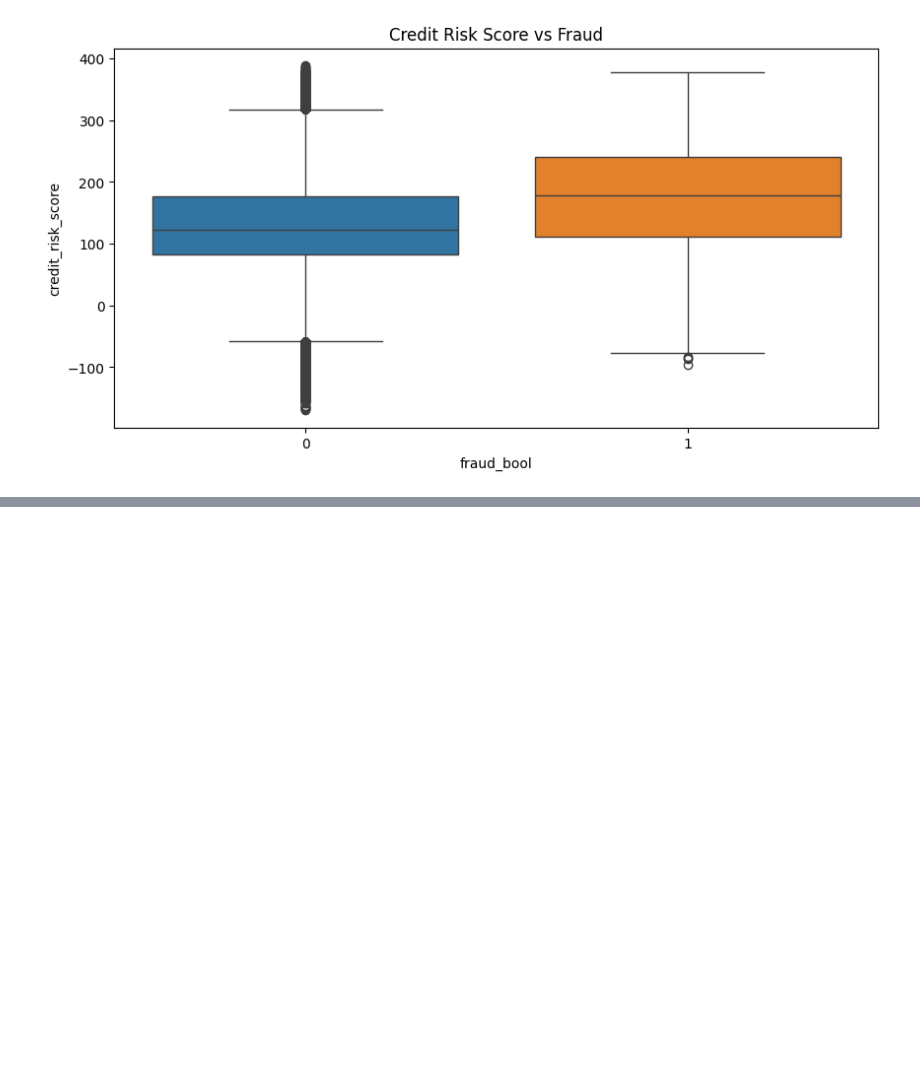
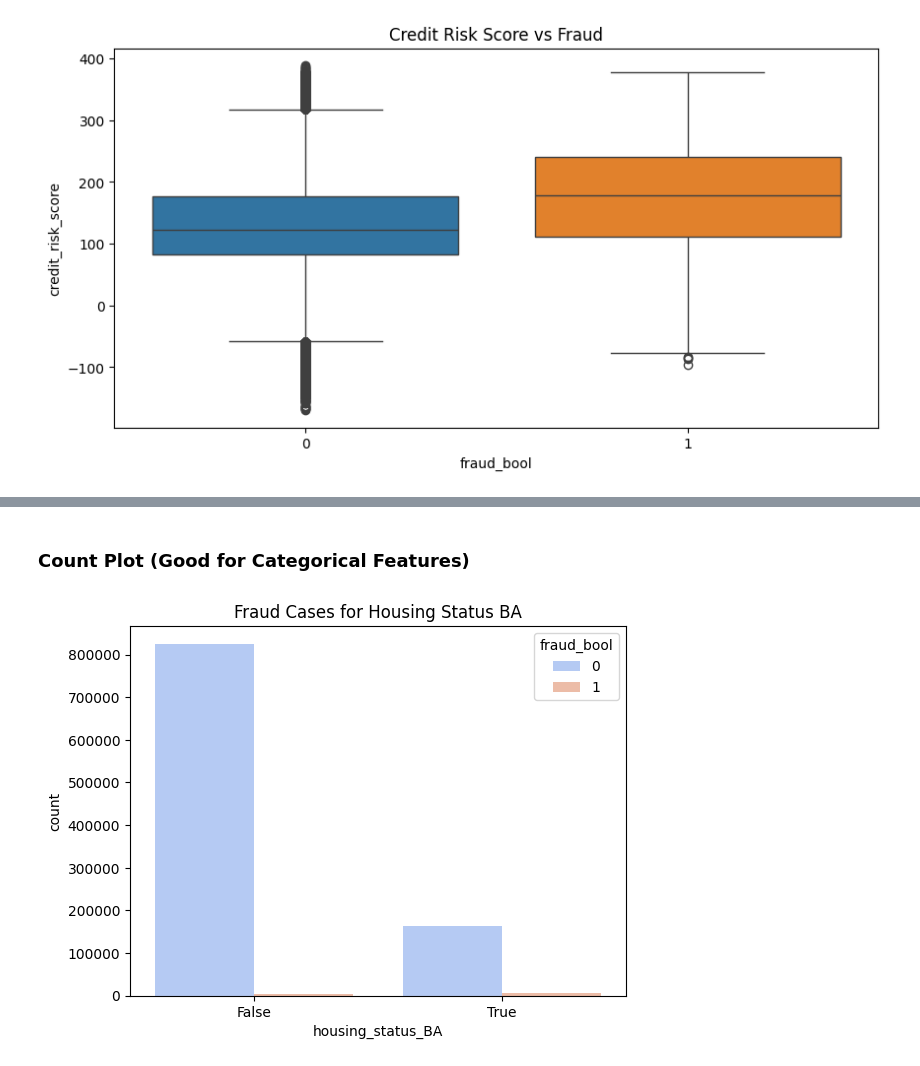
Before and after one commit to hmzdot/fraud-ml, a Jupyter notebook: src/analysis.ipynb, the cells around one changed output, grey strips where cells are left out. Cells and saved outputs as stored; diff of their text form; code cells hidden in the pictures; blank space fills up the shorter version.

```diff
--- a/src/analysis.ipynb
+++ b/src/analysis.ipynb
@@ -83,0 +99,8 @@ plt.show()
+# %% [markdown]
+### Count Plot (Good for Categorical Features)
+# %%
+sns.countplot(x="housing_status_BA", hue="fraud_bool", data=df, palette="coolwarm")
+plt.title("Fraud Cases for Housing Status BA")
+plt.show()
+# %% [output]
+[figure, added]
```
Also changed, not shown: parts of 4 cells of this notebook.
